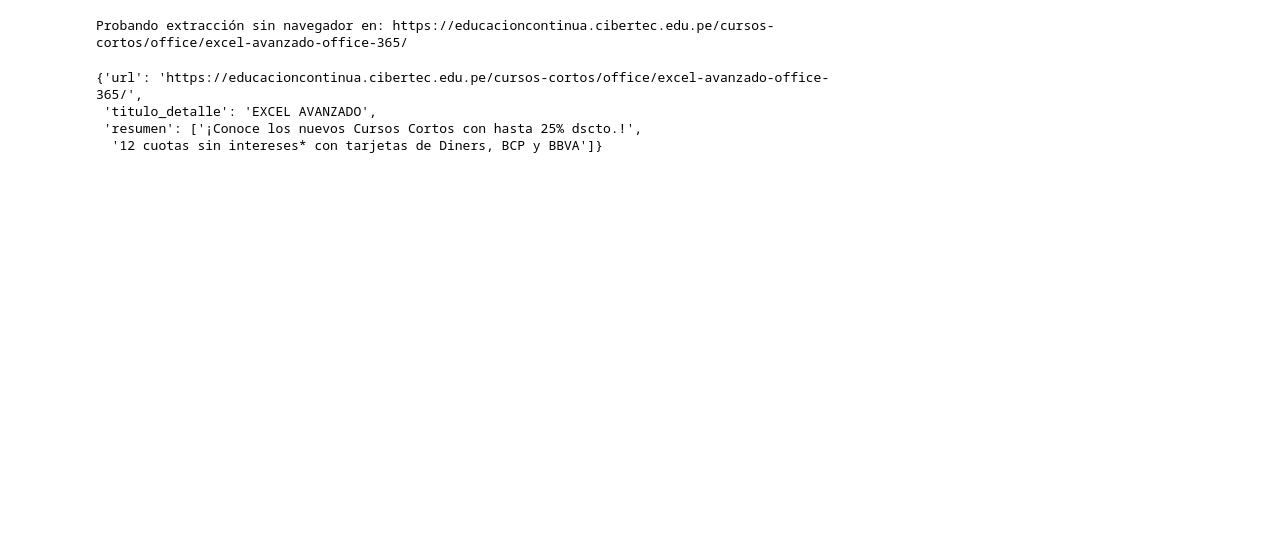
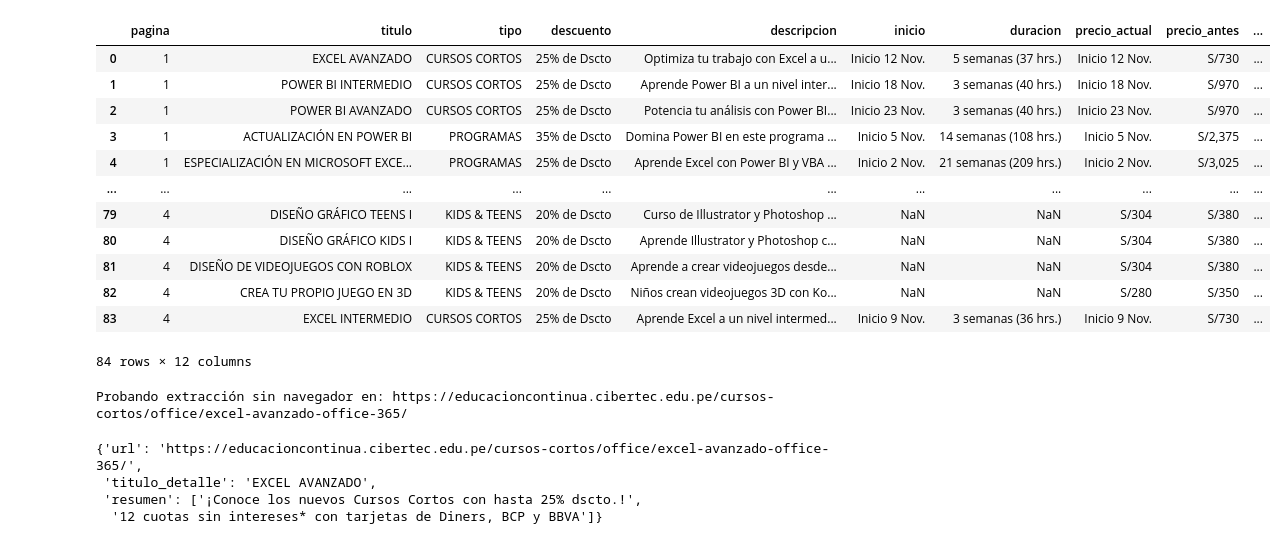
Before and after one commit to DiegoLara36/CEEbireport, a Jupyter notebook: Notebooks/PruebaExtraccionCibertec.ipynb, the cells around one changed output. Saved outputs shown, nothing was run; the diff lists cells and outputs as text; code cells hidden in the pictures; blank space fills up the shorter version.

```diff
--- a/Notebooks/PruebaExtraccionCibertec.ipynb
+++ b/Notebooks/PruebaExtraccionCibertec.ipynb
@@ -136 +372,17 @@ Extracción finalizada. Cursos únicos obtenidos: 84
+# %%
+df_cursos
+# %% [output]
+|  | pagina | titulo | tipo | descuento | descripcion | inicio | duracion | precio_actual | precio_antes | ... |
+| 0 | 1 | EXCEL AVANZADO | CURSOS CORTOS | 25% de Dscto | Optimiza tu trabajo con Excel a u... | Inicio 12 Nov. | 5 semanas (37 hrs.) | Inicio 12 Nov. | S/730 | ... |
+| 1 | 1 | POWER BI INTERMEDIO | CURSOS CORTOS | 25% de Dscto | Aprende Power BI a un nivel inter... | Inicio 18 Nov. | 3 semanas (40 hrs.) | Inicio 18 Nov. | S/970 | ... |
+| 2 | 1 | POWER BI AVANZADO | CURSOS CORTOS | 25% de Dscto | Potencia tu análisis con Power BI... | Inicio 23 Nov. | 3 semanas (40 hrs.) | Inicio 23 Nov. | S/970 | ... |
+| 3 | 1 | ACTUALIZACIÓN EN POWER BI | PROGRAMAS | 35% de Dscto | Domina Power BI en este programa ... | Inicio 5 Nov. | 14 semanas (108 hrs.) | Inicio 5 Nov. | S/2,375 | ... |
+| 4 | 1 | ESPECIALIZACIÓN EN MICROSOFT EXCE... | PROGRAMAS | 25% de Dscto | Aprende Excel con Power BI y VBA ... | Inicio 2 Nov. | 21 semanas (209 hrs.) | Inicio 2 Nov. | S/3,025 | ... |
+| ... | ... | ... | ... | ... | ... | ... | ... | ... | ... | ... |
+| 79 | 4 | DISEÑO GRÁFICO TEENS I | KIDS & TEENS | 20% de Dscto | Curso de Illustrator y Photoshop ... | NaN | NaN | S/304 | S/380 | ... |
+| 80 | 4 | DISEÑO GRÁFICO KIDS I | KIDS & TEENS | 20% de Dscto | Aprende Illustrator y Photoshop c... | NaN | NaN | S/304 | S/380 | ... |
+| 81 | 4 | DISEÑO DE VIDEOJUEGOS CON ROBLOX | KIDS & TEENS | 20% de Dscto | Aprende a crear videojuegos desde... | NaN | NaN | S/304 | S/380 | ... |
+| 82 | 4 | CREA TU PROPIO JUEGO EN 3D | KIDS & TEENS | 20% de Dscto | Niños crean videojuegos 3D con Ko... | NaN | NaN | S/280 | S/350 | ... |
+| 83 | 4 | EXCEL INTERMEDIO | CURSOS CORTOS | 25% de Dscto | Aprende Excel a un nivel intermed... | Inicio 9 Nov. | 3 semanas (36 hrs.) | Inicio 9 Nov. | S/730 | ... |
+84 rows × 12 columns
 # %%
```
Also changed, not shown: parts of 8 cells of this notebook, 2 other files.
